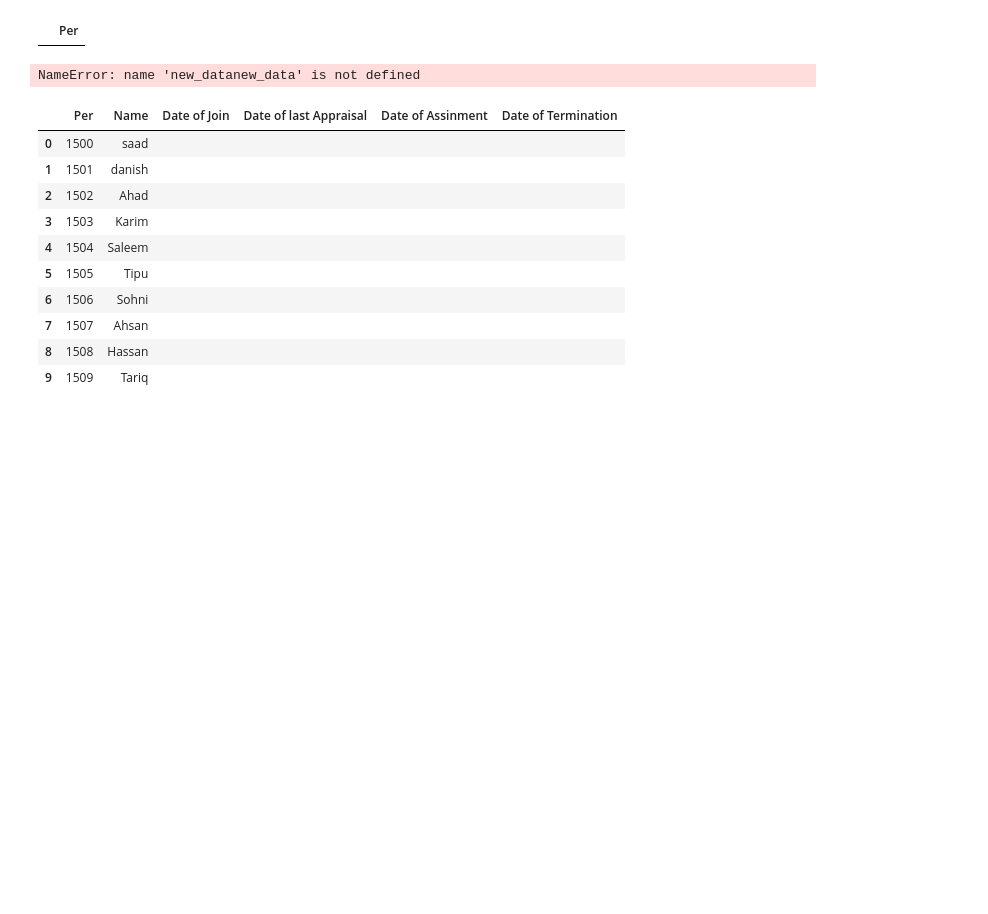
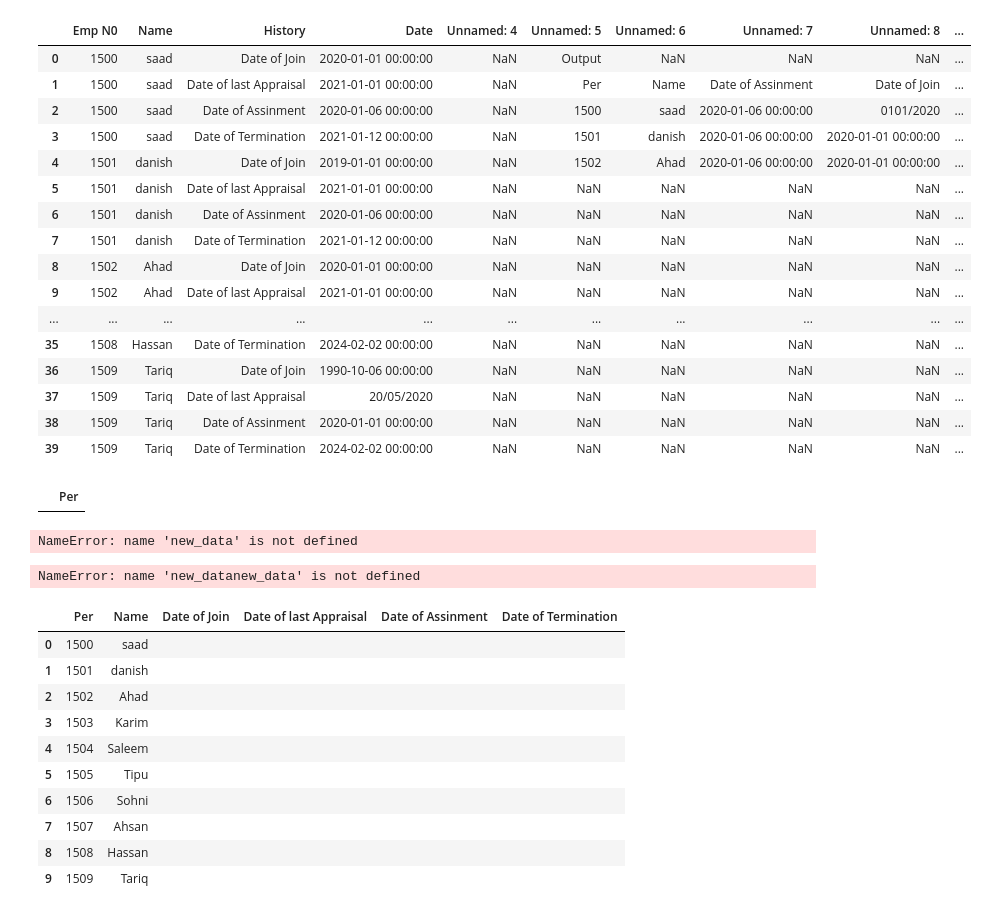
Before and after one commit to Anael13/Data-science, a Jupyter notebook: Class 20.ipynb, the cells around one changed output. Cells and saved outputs as stored; diff of their text form; code cells hidden in the pictures; blank space fills up the shorter version.

```diff
--- a/Class 20.ipynb
+++ b/Class 20.ipynb
@@ -3,6 +3,25 @@ import pandas as pd
 import numpy as np
 # %%
 data = pd.read_excel('test.xlsx')
+data
+# %% [output]
+|  | Emp N0 | Name | History | Date | Unnamed: 4 | Unnamed: 5 | Unnamed: 6 | Unnamed: 7 | Unnamed: 8 | ... |
+| 0 | 1500 | saad | Date of Join | 2020-01-01 00:00:00 | NaN | Output | NaN | NaN | NaN | ... |
+| 1 | 1500 | saad | Date of last Appraisal | 2021-01-01 00:00:00 | NaN | Per | Name | Date of Assinment | Date of Join | ... |
+| 2 | 1500 | saad | Date of Assinment | 2020-01-06 00:00:00 | NaN | 1500 | saad | 2020-01-06 00:00:00 | 0101/2020 | ... |
+| 3 | 1500 | saad | Date of Termination | 2021-01-12 00:00:00 | NaN | 1501 | danish | 2020-01-06 00:00:00 | 2020-01-01 00:00:00 | ... |
+| 4 | 1501 | danish | Date of Join | 2019-01-01 00:00:00 | NaN | 1502 | Ahad | 2020-01-06 00:00:00 | 2020-01-01 00:00:00 | ... |
+| 5 | 1501 | danish | Date of last Appraisal | 2021-01-01 00:00:00 | NaN | NaN | NaN | NaN | NaN | ... |
+| 6 | 1501 | danish | Date of Assinment | 2020-01-06 00:00:00 | NaN | NaN | NaN | NaN | NaN | ... |
+| 7 | 1501 | danish | Date of Termination | 2021-01-12 00:00:00 | NaN | NaN | NaN | NaN | NaN | ... |
+| 8 | 1502 | Ahad | Date of Join | 2020-01-01 00:00:00 | NaN | NaN | NaN | NaN | NaN | ... |
+| 9 | 1502 | Ahad | Date of last Appraisal | 2021-01-01 00:00:00 | NaN | NaN | NaN | NaN | NaN | ... |
+| ... | ... | ... | ... | ... | ... | ... | ... | ... | ... | ... |
+| 35 | 1508 | Hassan | Date of Termination | 2024-02-02 00:00:00 | NaN | NaN | NaN | NaN | NaN | ... |
+| 36 | 1509 | Tariq | Date of Join | 1990-10-06 00:00:00 | NaN | NaN | NaN | NaN | NaN | ... |
+| 37 | 1509 | Tariq | Date of last Appraisal | 20/05/2020 | NaN | NaN | NaN | NaN | NaN | ... |
+| 38 | 1509 | Tariq | Date of Assinment | 2020-01-01 00:00:00 | NaN | NaN | NaN | NaN | NaN | ... |
+| 39 | 1509 | Tariq | Date of Termination | 2024-02-02 00:00:00 | NaN | NaN | NaN | NaN | NaN | ... |
 # %%
 data = data.reindex(["Emp N0", "Name", "History", "Date"],axis = 1)
 # %%
@@ -16,7 +35,10 @@ new_data
 # %%
 new_data['Per'] = data["Emp N0"].unique()
 new_data['Name'] = data["Name"].unique()
+new_data
 data["Date of Assinment"] = ""
+# %% [output]
+NameError: name 'new_data' is not defined
 # %%
 new_data["Date of Assinment"] = data[(data["Emp N0"] == 1500)& (data["History"]  == "Date of Assinment")]["Date"]
 # %%
```
Also changed, not shown: 8 other files.
